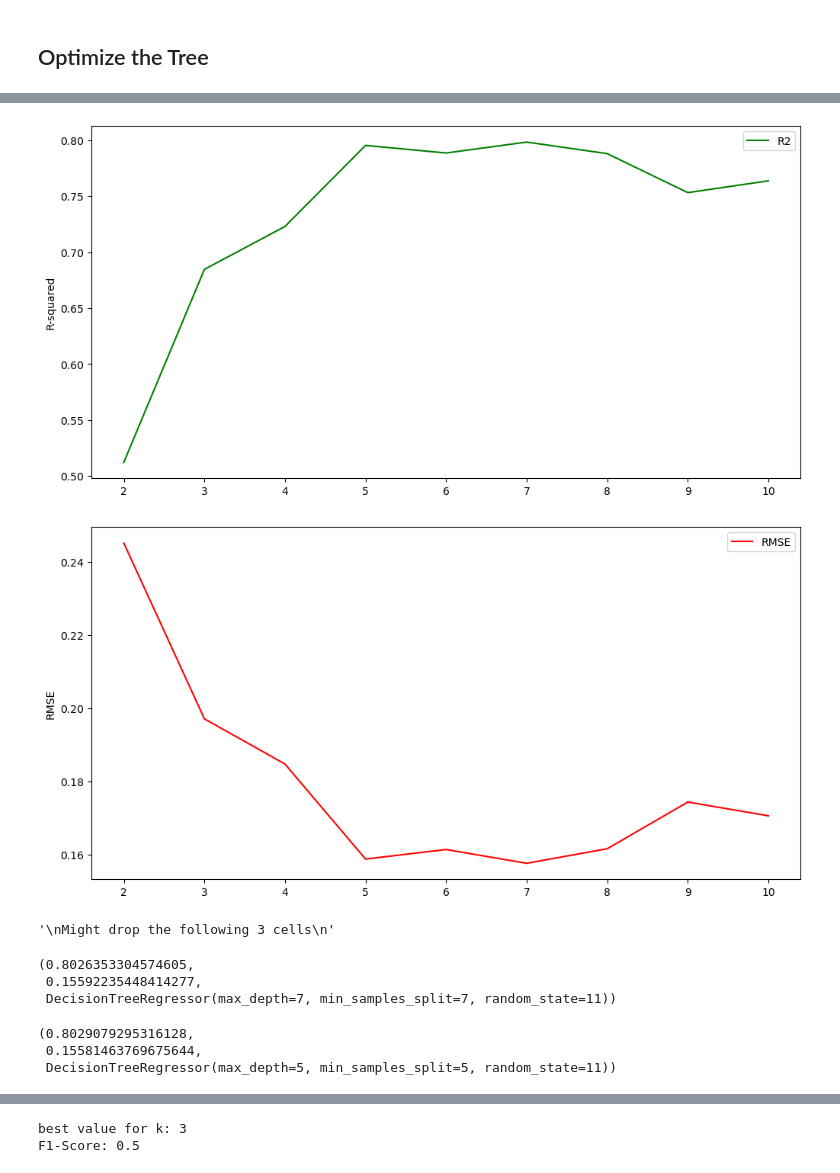
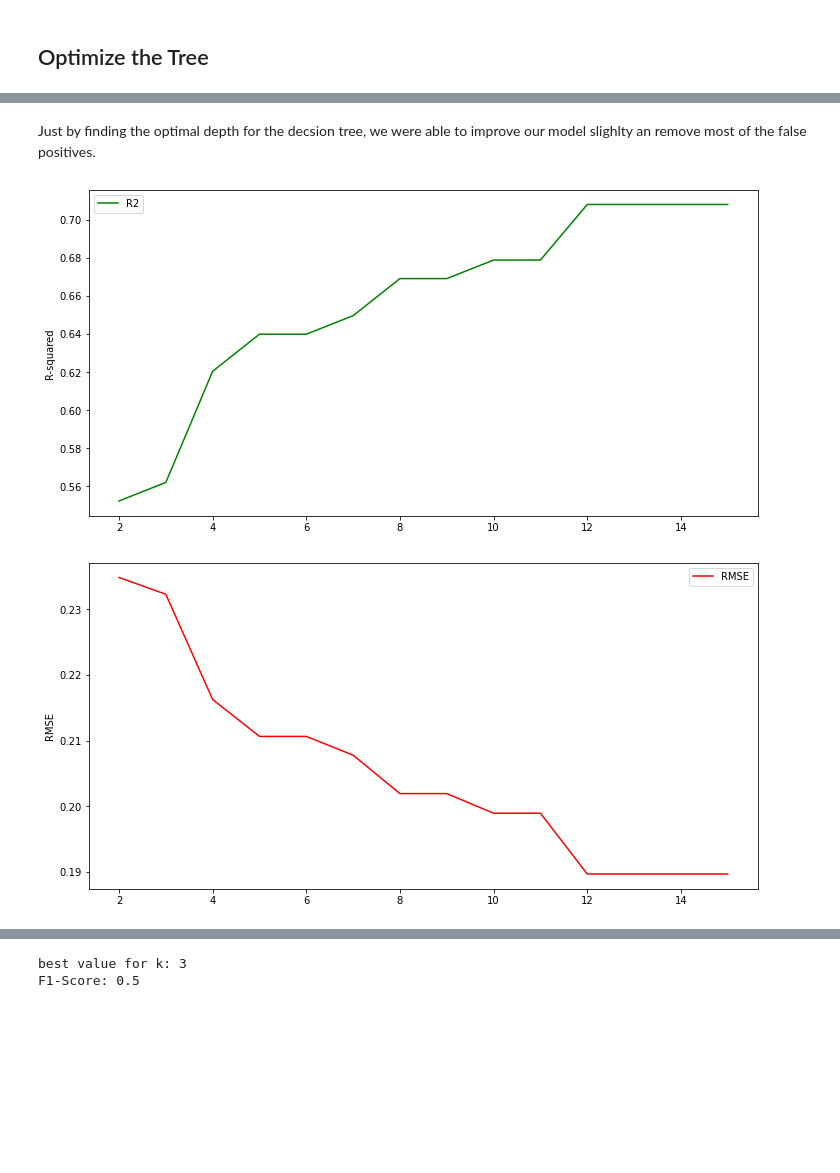
Before and after one commit to gzedwards/Telecom-Churn-Model, a Jupyter notebook: tele-model.ipynb, the cells around one changed output, grey strips where cells are left out. Saved outputs shown, nothing was run; the diff lists cells and outputs as text; code cells hidden in the pictures; blank space fills up the shorter version.

```diff
--- a/tele-model.ipynb
+++ b/tele-model.ipynb
@@ -465,10 +521,0 @@ We can build on this by optamizing trees with diffrent metrics and building a ra
-# %%
-from sklearn.metrics import mean_absolute_error, mean_squared_error, r2_score
-
-regressor = DecisionTreeRegressor(random_state=11)
-regressor.fit(X_train, y_train)
-y_pred = regressor.predict(X_test)
-
-print(mean_absolute_error(y_test, y_pred))
-print(mean_squared_error(y_test, y_pred))
-print(np.sqrt(mean_squared_error(y_test, y_pred)))
@@ -528,9 +551,9 @@ rmse_results = []
 r2d2 = []
 
 for depth in max_depths:
-    regressor = DecisionTreeRegressor(max_depth=depth, random_state=45)
-    regressor.fit(X_train, y_train)
-    y_pred = regressor.predict(X_test)
+    classifier = DecisionTreeClassifier(max_depth=depth, random_state=11)
+    classifier.fit(X_train_scaled, y_train)
+    y_pred = classifier.predict(X_test_scaled)
     score = performance(y_test, y_pred)
 
     r2d2.append(score[0])
@@ -554,0 +578,9 @@ plt.show()
+# %%
+#define and fit the decision tree
+classifier = DecisionTreeClassifier(random_state=11, max_depth=6)
+classifier.fit(X_train_scaled, y_train)
+
+#make prediction with our decision tree
+y_pred = classifier.predict(X_test_scaled)
+
+print_metrics(y_test, y_pred, classifier)
@@ -555,34 +594,30 @@ plt.show()
+# %% [markdown]
+Just by finding the optimal depth for the decsion tree, we were able to improve our model slighlty an remove most of the false positives.
 # %%
-min_samples_split = list(range(2,11))
+min_samples_split = list(range(2,16))
 rmse_results = []
 r2d2 = []
 
 for sample in min_samples_split:
-    regressor = DecisionTreeRegressor(max_depth=sample, random_state=45)
-    regressor.fit(X_train, y_train)
-    y_pred = regressor.predict(X_test)
+    classifier = DecisionTreeClassifier(min_samples_split=sample, random_state=11)
+    classifier.fit(X_train_scaled, y_train)
+    y_pred = classifier.predict(X_test_scaled)
     score = performance(y_test, y_pred)
 
     r2d2.append(score[0])
     rmse_results.append(score[1])
 
 plt.figure(figsize=(12,6))
 plt.plot(min_samples_split, r2d2, 'green', label='R2')
 plt.ylabel('R-squared')
 plt.legend()
 plt.show()
 
 plt.figure(figsize=(12,6))
 plt.plot(min_samples_split, rmse_results, 'red', label='RMSE')
 plt.ylabel('RMSE')
 plt.legend()
 plt.show()
 # %% [output]
-[figure, old version]
+[figure, new version]
-[figure, old version]
+[figure, new version]
-# %%
-'''
-Might drop the following 3 cells
-'''
-# %% [output]
-'\nMight drop the following 3 cells\n'
@@ -597,12 +623,0 @@ def optimizer(samples, depth, random):
-# %%
-optimizer(7, 7, 11)
-# %% [output]
-(0.8026353304574605,
- 0.15592235448414277,
- DecisionTreeRegressor(max_depth=7, min_samples_split=7, random_state=11))
-# %%
-optimizer(5, 5, 11)
-# %% [output]
-(0.8029079295316128,
- 0.15581463769675644,
- DecisionTreeRegressor(max_depth=5, min_samples_split=5, random_state=11))
```
Also changed, not shown: parts of 173 cells of this notebook.
